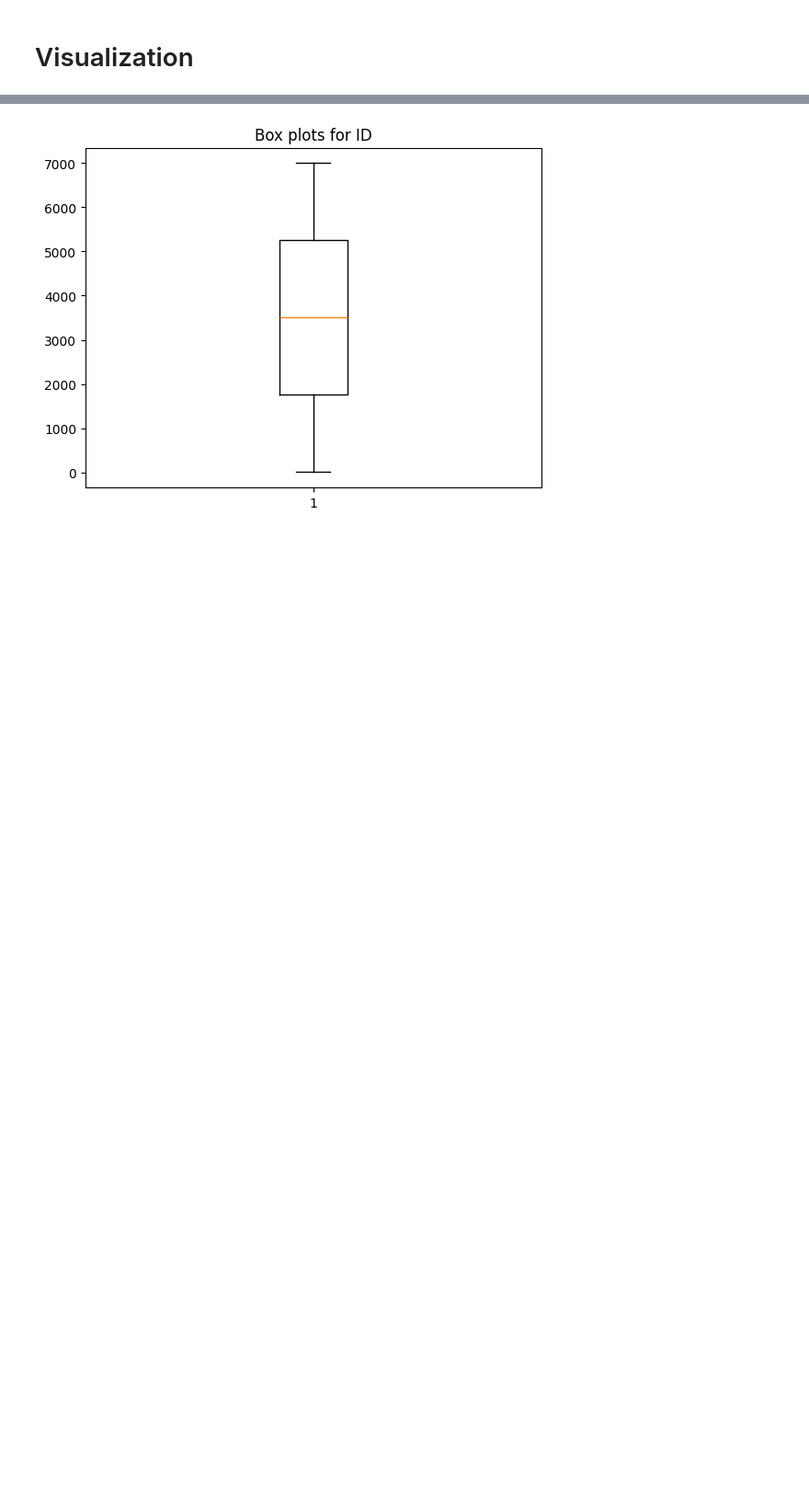
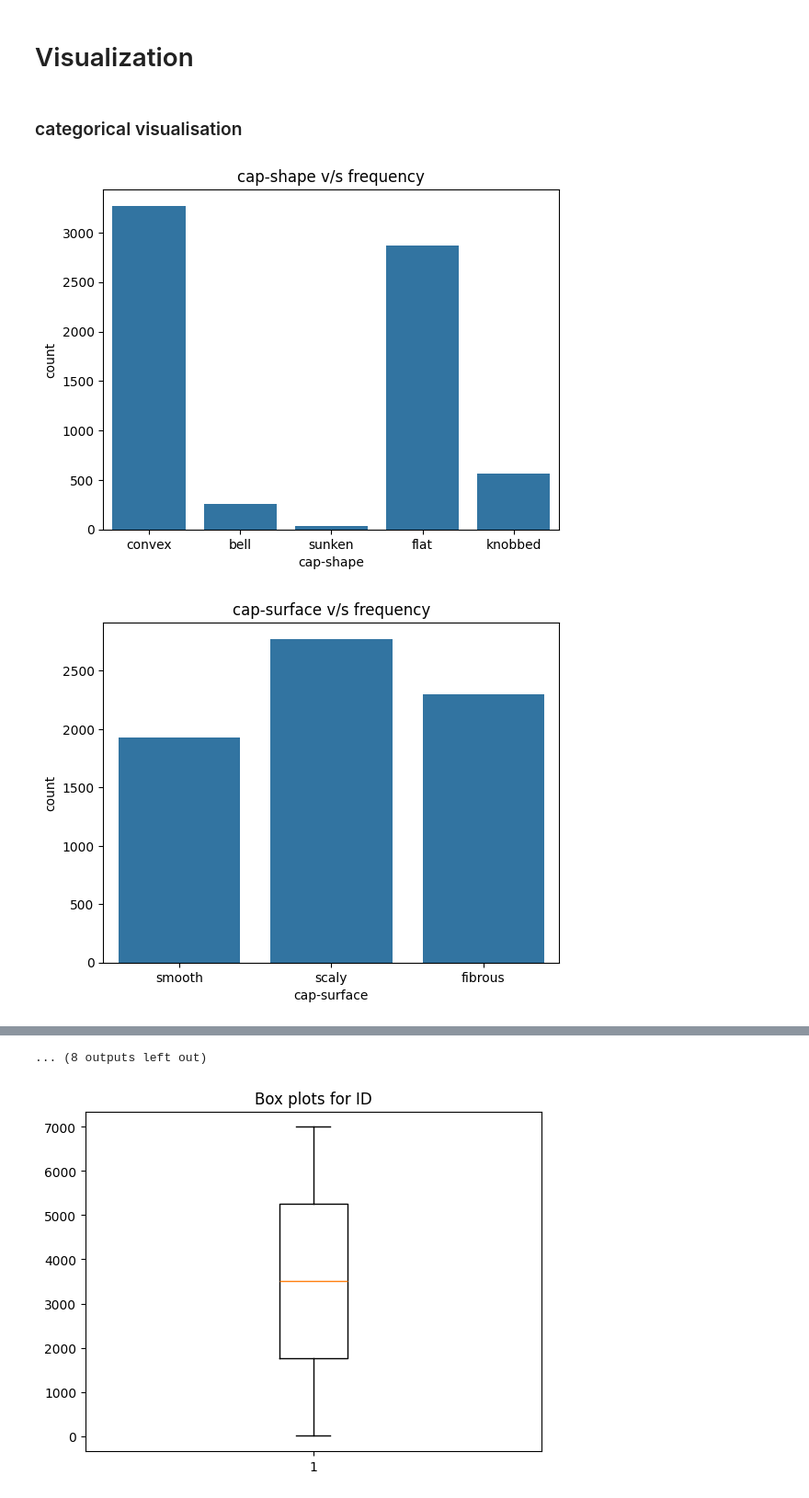
Before and after one commit to Kr-Adarsh/ML_CORE, a Jupyter notebook: projs/Mushroomdataset/Mushroomdataset.ipynb, the cells around one changed output, grey strips where cells are left out. Shown at 92% size. Cells and saved outputs as stored; diff of their text form; code cells hidden in the pictures; blank space fills up the shorter version.

```diff
--- a/projs/Mushroomdataset/Mushroomdataset.ipynb
+++ b/projs/Mushroomdataset/Mushroomdataset.ipynb
@@ -108,6 +108,12 @@ if categorical_impts:
     df[categorical_impts] = imp_cat.fit_transform(df[categorical_impts])
 # %%
 # df.isna().sum()
+# %%
+# train["veil-color"].unique()
+# pd.get_dummies(test["veil-color"])
+## Noticed that the veil-color in train has only White values while in test it has 4 values
+## which will cause issues thus will drop that feature
+df.drop(["veil-color"], axis = 1, inplace = True)
 # %%
 df.duplicated().sum()
 # %% [output]
@@ -151,3 +175,14 @@ number_of_bruises           25
 dtype: int64
 # %% [markdown]
 # Visualization
+# %% [markdown]
+### categorical visualisation
+# %%
+categorical_cols = [i for i in df.columns if i not in numericals_cols]
+for i in categorical_cols:
+    plt.title(f"{i} v/s frequency")
+    sns.countplot(data = train_viz, x = i)
+    plt.show()
+# %% [output]
+[figure, added]
+[figure, added]
@@ -154,3 +199,4 @@ dtype: int64
+... (8 outputs left out)
 # %%
 for i in numericals_cols[:-1]:
     plt.title(f"Box plots for {i}")
```
Also changed, not shown: parts of 21 cells of this notebook, 1 other file.
